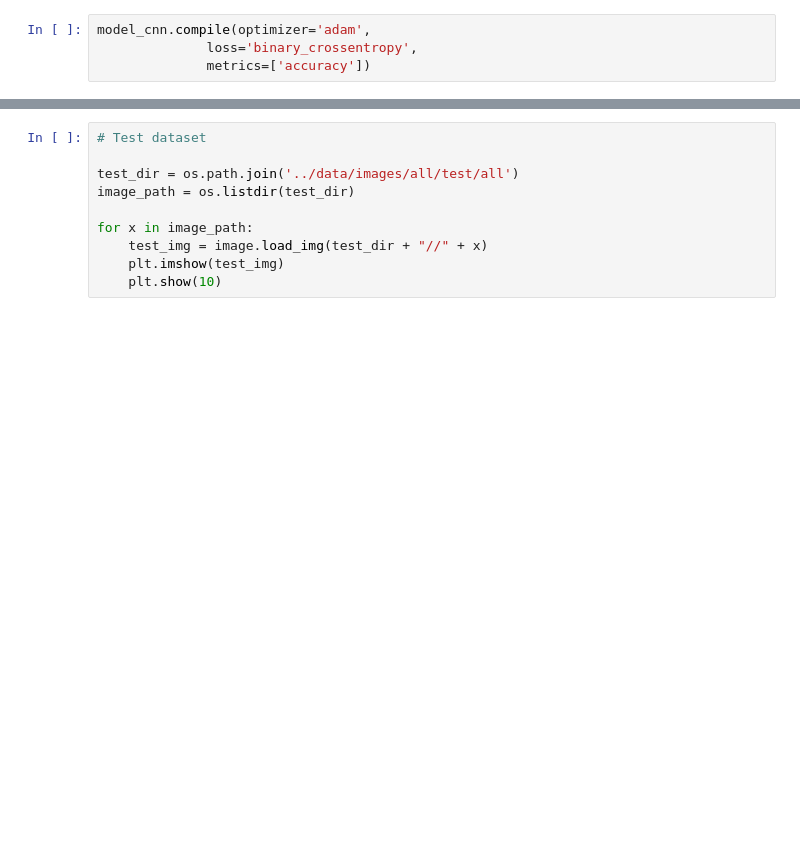
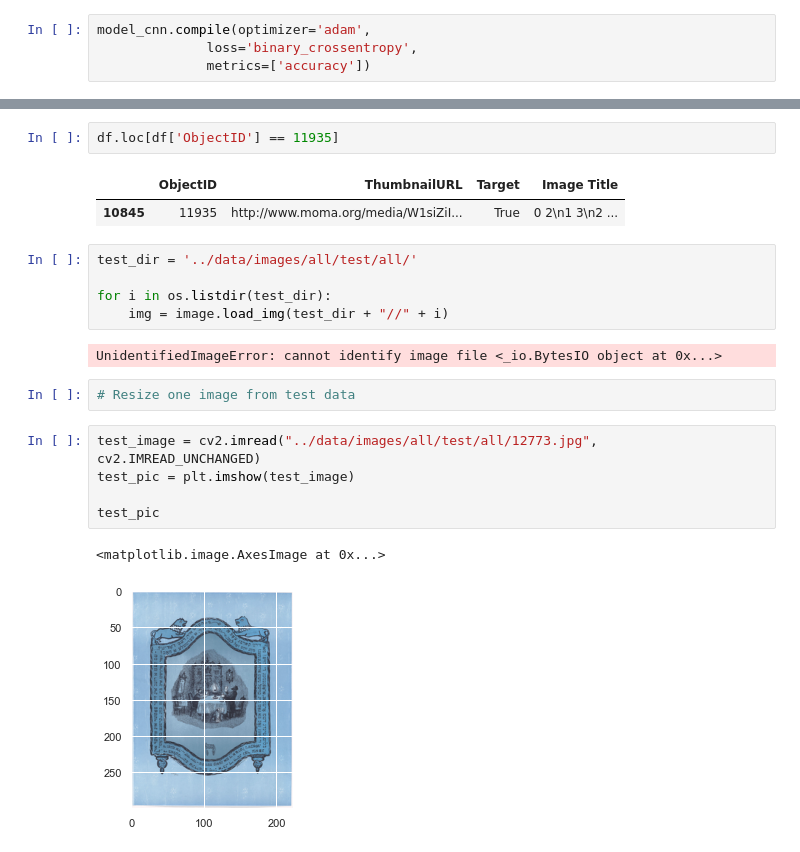
Before and after one commit to kate-nadel/Art-Classification, a Jupyter notebook: notebooks/art_classification_final_notebook.ipynb, the cells around one changed output, grey strips where cells are left out. Cells and saved outputs as stored; diff of their text form; blank space fills up the shorter version.

```diff
--- a/notebooks/art_classification_final_notebook.ipynb
+++ b/notebooks/art_classification_final_notebook.ipynb
@@ -285,10 +321,22 @@ Epoch 10/10
+# %%
+df.loc[df['ObjectID'] == 11935]
+# %% [output]
+|  | ObjectID | ThumbnailURL | Target | Image Title |
+| 10845 | 11935 | http://www.moma.org/media/W1siZiI... | True | 0 2\n1 3\n2 ... |
 # %%
-# Test dataset
+test_dir = '../data/images/all/test/all/'
 
-test_dir = os.path.join('../data/images/all/test/all')
-image_path = os.listdir(test_dir)
-
-for x in image_path:
-    test_img = image.load_img(test_dir + "//" + x)
-    plt.imshow(test_img)
-    plt.show(10)
+for i in os.listdir(test_dir):
+    img = image.load_img(test_dir + "//" + i)
+# %% [output]
+UnidentifiedImageError: cannot identify image file <_io.BytesIO object at 0x...>
+# %%
+# Resize one image from test data
+# %%
+test_image = cv2.imread("../data/images/all/test/all/12773.jpg", cv2.IMREAD_UNCHANGED)
+test_pic = plt.imshow(test_image)
+
+test_pic
+# %% [output]
+<matplotlib.image.AxesImage at 0x...>
+[figure, added]
```
Also changed, not shown: parts of 24 cells of this notebook, 1 other file.
